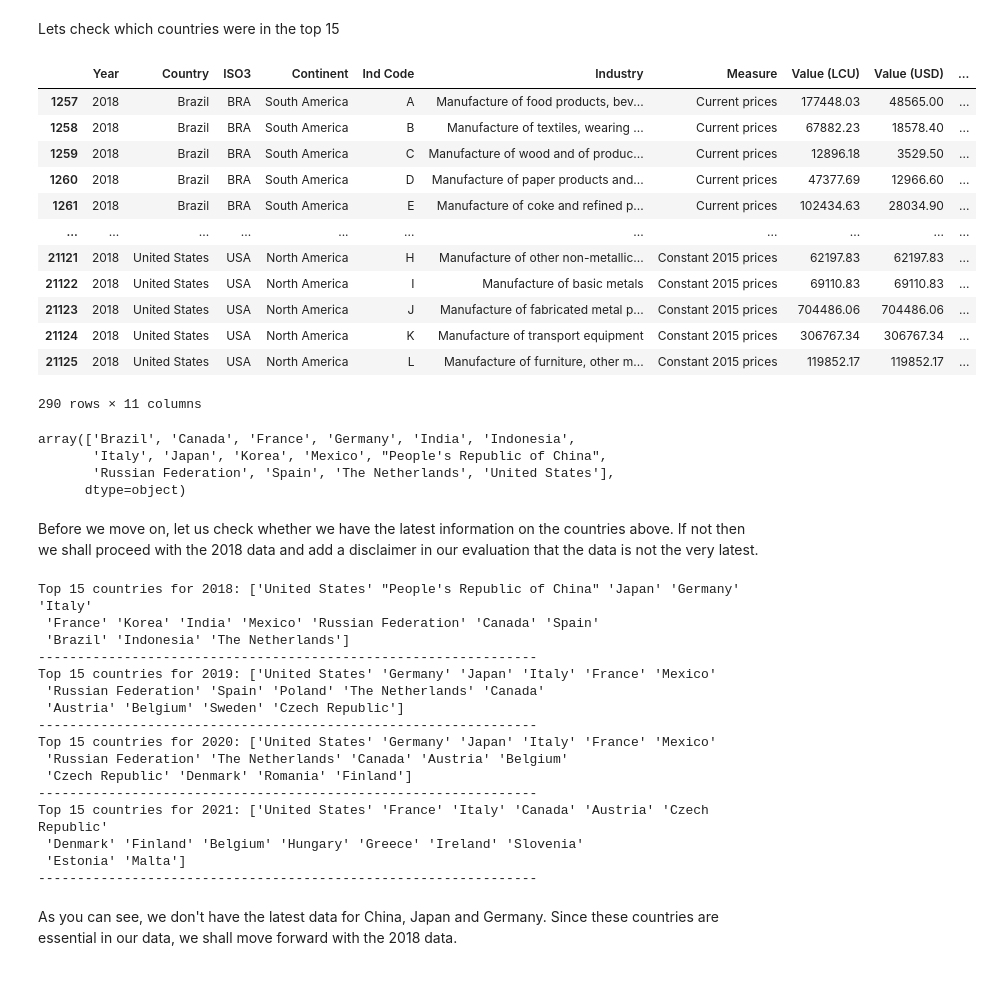
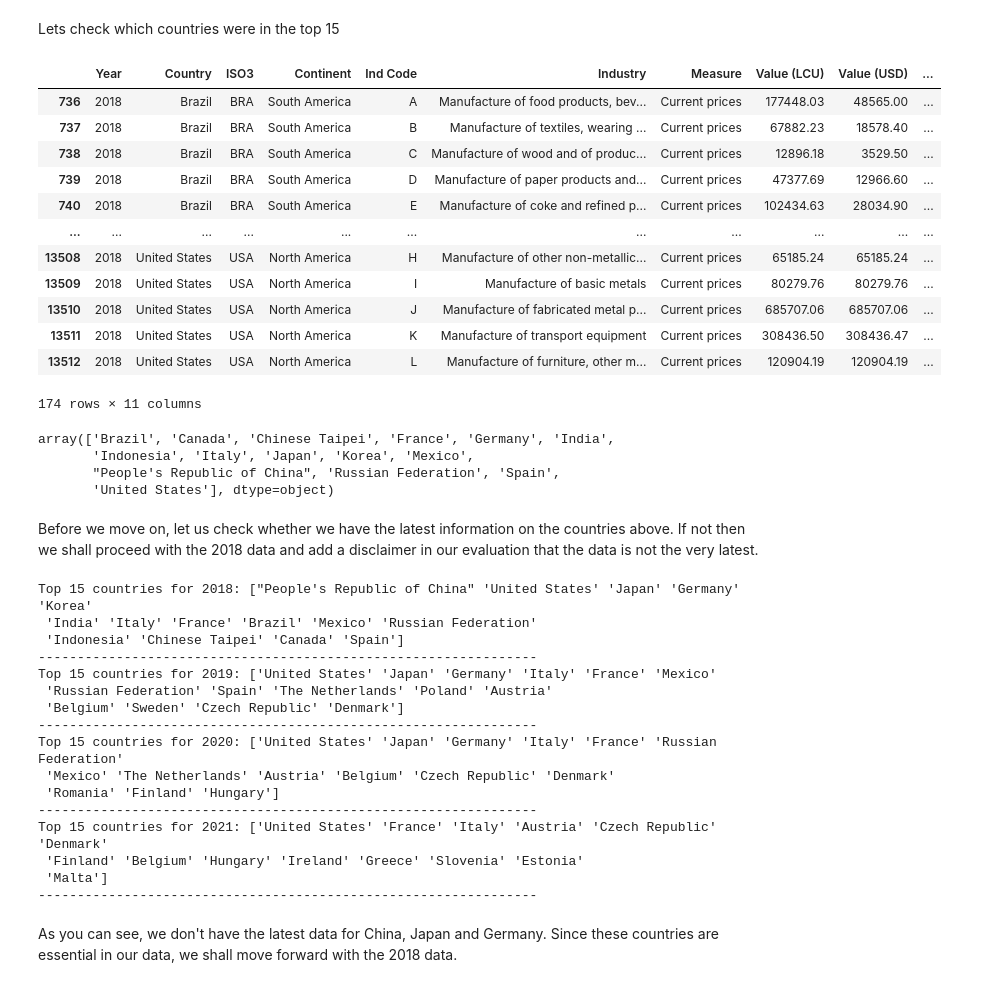
Before and after one commit to Tee-DataA/Capstone, a Jupyter notebook: jupyter_notebooks/EDA.ipynb, the cells around one changed output. Drawn from its saved outputs; the diff is of its cells as text; code cells hidden in the pictures.

```diff
--- a/jupyter_notebooks/EDA.ipynb
+++ b/jupyter_notebooks/EDA.ipynb
@@ -59,6 +59,8 @@ import plotly.express as px
 df_eng_final = pd.read_csv(os.path.join(current_dir, 'df_eng_final.csv'))
 industry_total = pd.read_csv(os.path.join(current_dir, 'industry_total.csv'))
 industry_ref = pd.read_csv(os.path.join(current_dir, 'industry_reference.csv'))
+df_eng_curr = pd.read_csv(os.path.join(current_dir, 'df_eng_curr.csv'))
+df_eng_const = pd.read_csv(os.path.join(current_dir, 'df_eng_const.csv'))
 
 # Display the first few rows of each dataframe to confirm they are loaded correctly
 print(df_eng_final.head(2))
@@ -66,6 +68,10 @@ print('-------------------------------------------------------------------------
 print(industry_total.head(2))
 print('----------------------------------------------------------------------------------')
 print(industry_ref.head(2))
+print('----------------------------------------------------------------------------------')
+print(df_eng_curr.head(2))
+print('----------------------------------------------------------------------------------')
+print(df_eng_const.head(2))
 # %% [output]
    Year  Country ISO3 Continent Ind Code  \
 0  2000  Austria  AUT    Europe        A
@@ -92,7 +98,7 @@ print(industry_ref.head(2))
 Lets start by seeing the distribution of industries globally. We'll take the data from 2018 as this is the latest year which has most of the main countries available.
 # %%
 # Filter the data for the year 2018
-df_eng_final_2018 = df_eng_final[df_eng_final['Year'] == 2018]
+df_eng_curr_2018 = df_eng_curr[df_eng_curr['Year'] == 2018]
 
 # Create the sunburst chart
 fig = px.sunburst(data_frame=df_eng_final_2018, path=['Continent', 'Country'], values='Value (USD)',
@@ -136,38 +142,38 @@ The bar chart supports our findings in the sunburst chart that most of the value
 Lets check which countries were in the top 15
 # %%
 # Aggregate the data by country to get the total USD value for each country
-country_aggregated = df_eng_final_2018.groupby('Country')['Value (USD)'].sum().reset_index()
+country_aggregated = df_eng_curr_2018.groupby('Country')['Value (USD)'].sum().reset_index()
 
 # Sort the countries by the total USD value in descending order and select the top 10
 top_15_countries = country_aggregated.sort_values(by='Value (USD)', ascending=False).head(15)['Country']
 
 # Filter df_eng_final_2018 to include only the top 10 countries
-df_15 = df_eng_final_2018[df_eng_final_2018['Country'].isin(top_15_countries)]
+df_15 = df_eng_curr_2018[df_eng_curr_2018['Country'].isin(top_15_countries)]
 
 # Display the filtered dataframe
 df_15
 # %% [output]
 |  | Year | Country | ISO3 | Continent | Ind Code | Industry | Measure | Value (LCU) | Value (USD) | ... |
-| 1257 | 2018 | Brazil | BRA | South America | A | Manufacture of food products, bev... | Current prices | 177448.03 | 48565.00 | ... |
-| 1258 | 2018 | Brazil | BRA | South America | B | Manufacture of textiles, wearing ... | Current prices | 67882.23 | 18578.40 | ... |
-| 1259 | 2018 | Brazil | BRA | South America | C | Manufacture of wood and of produc... | Current prices | 12896.18 | 3529.50 | ... |
-| 1260 | 2018 | Brazil | BRA | South America | D | Manufacture of paper products and... | Current prices | 47377.69 | 12966.60 | ... |
-| 1261 | 2018 | Brazil | BRA | South America | E | Manufacture of coke and refined p... | Current prices | 102434.63 | 28034.90 | ... |
+| 736 | 2018 | Brazil | BRA | South America | A | Manufacture of food products, bev... | Current prices | 177448.03 | 48565.00 | ... |
+| 737 | 2018 | Brazil | BRA | South America | B | Manufacture of textiles, wearing ... | Current prices | 67882.23 | 18578.40 | ... |
+| 738 | 2018 | Brazil | BRA | South America | C | Manufacture of wood and of produc... | Current prices | 12896.18 | 3529.50 | ... |
+| 739 | 2018 | Brazil | BRA | South America | D | Manufacture of paper products and... | Current prices | 47377.69 | 12966.60 | ... |
+| 740 | 2018 | Brazil | BRA | South America | E | Manufacture of coke and refined p... | Current prices | 102434.63 | 28034.90 | ... |
 | ... | ... | ... | ... | ... | ... | ... | ... | ... | ... | ... |
-| 21121 | 2018 | United States | USA | North America | H | Manufacture of other non-metallic... | Constant 2015 prices | 62197.83 | 62197.83 | ... |
-| 21122 | 2018 | United States | USA | North America | I | Manufacture of basic metals | Constant 2015 prices | 69110.83 | 69110.83 | ... |
-| 21123 | 2018 | United States | USA | North America | J | Manufacture of fabricated metal p... | Constant 2015 prices | 704486.06 | 704486.06 | ... |
-| 21124 | 2018 | United States | USA | North America | K | Manufacture of transport equipment | Constant 2015 prices | 306767.34 | 306767.34 | ... |
-| 21125 | 2018 | United States | USA | North America | L | Manufacture of furniture, other m... | Constant 2015 prices | 119852.17 | 119852.17 | ... |
+| 13508 | 2018 | United States | USA | North America | H | Manufacture of other non-metallic... | Current prices | 65185.24 | 65185.24 | ... |
+| 13509 | 2018 | United States | USA | North America | I | Manufacture of basic metals | Current prices | 80279.76 | 80279.76 | ... |
+| 13510 | 2018 | United States | USA | North America | J | Manufacture of fabricated metal p... | Current prices | 685707.06 | 685707.06 | ... |
+| 13511 | 2018 | United States | USA | North America | K | Manufacture of transport equipment | Current prices | 308436.50 | 308436.47 | ... |
+| 13512 | 2018 | United States | USA | North America | L | Manufacture of furniture, other m... | Current prices | 120904.19 | 120904.19 | ... |
-290 rows × 11 columns
+174 rows × 11 columns
 # %%
 # Check the countries in the filtered dataframe
 df_15['Country'].unique()
 # %% [output]
-array(['Brazil', 'Canada', 'France', 'Germany', 'India', 'Indonesia',
-       'Italy', 'Japan', 'Korea', 'Mexico', "People's Republic of China",
-       'Russian Federation', 'Spain', 'The Netherlands', 'United States'],
-      dtype=object)
+array(['Brazil', 'Canada', 'Chinese Taipei', 'France', 'Germany', 'India',
+       'Indonesia', 'Italy', 'Japan', 'Korea', 'Mexico',
+       "People's Republic of China", 'Russian Federation', 'Spain',
+       'United States'], dtype=object)
 # %% [markdown]
 Before we move on, let us check whether we have the latest information on the countries above. If not then we shall proceed with the 2018 data and add a disclaimer in our evaluation that the data is not the very latest.
 # %%
@@ -188,23 +194,23 @@ def print_top_15_countries(df, years):
 
 # Example usage
 years = [2018, 2019, 2020, 2021]  # Replace with the years you want to analyze
-print_top_15_countries(df_eng_final, years)
+print_top_15_countries(df_eng_curr, years)
 # %% [output]
-Top 15 countries for 2018: ['United States' "People's Republic of China" 'Japan' 'Germany' 'Italy'
- 'France' 'Korea' 'India' 'Mexico' 'Russian Federation' 'Canada' 'Spain'
- 'Brazil' 'Indonesia' 'The Netherlands']
+Top 15 countries for 2018: ["People's Republic of China" 'United States' 'Japan' 'Germany' 'Korea'
+ 'India' 'Italy' 'France' 'Brazil' 'Mexico' 'Russian Federation'
+ 'Indonesia' 'Chinese Taipei' 'Canada' 'Spain']
 ----------------------------------------------------------------
-Top 15 countries for 2019: ['United States' 'Germany' 'Japan' 'Italy' 'France' 'Mexico'
- 'Russian Federation' 'Spain' 'Poland' 'The Netherlands' 'Canada'
- 'Austria' 'Belgium' 'Sweden' 'Czech Republic']
+Top 15 countries for 2019: ['United States' 'Japan' 'Germany' 'Italy' 'France' 'Mexico'
+ 'Russian Federation' 'Spain' 'The Netherlands' 'Poland' 'Austria'
+ 'Belgium' 'Sweden' 'Czech Republic' 'Denmark']
 ----------------------------------------------------------------
-Top 15 countries for 2020: ['United States' 'Germany' 'Japan' 'Italy' 'France' 'Mexico'
- 'Russian Federation' 'The Netherlands' 'Canada' 'Austria' 'Belgium'
- 'Czech Republic' 'Denmark' 'Romania' 'Finland']
+Top 15 countries for 2020: ['United States' 'Japan' 'Germany' 'Italy' 'France' 'Russian Federation'
+ 'Mexico' 'The Netherlands' 'Austria' 'Belgium' 'Czech Republic' 'Denmark'
+ 'Romania' 'Finland' 'Hungary']
 ----------------------------------------------------------------
-Top 15 countries for 2021: ['United States' 'France' 'Italy' 'Canada' 'Austria' 'Czech Republic'
- 'Denmark' 'Finland' 'Belgium' 'Hungary' 'Greece' 'Ireland' 'Slovenia'
- 'Estonia' 'Malta']
+Top 15 countries for 2021: ['United States' 'France' 'Italy' 'Austria' 'Czech Republic' 'Denmark'
+ 'Finland' 'Belgium' 'Hungary' 'Ireland' 'Greece' 'Slovenia' 'Estonia'
+ 'Malta']
 ----------------------------------------------------------------
 # %% [markdown]
 As you can see, we don't have the latest data for China, Japan and Germany. Since these countries are essential in our data, we shall move forward with the 2018 data.
```
Also changed, not shown: parts of 5 cells of this notebook.
